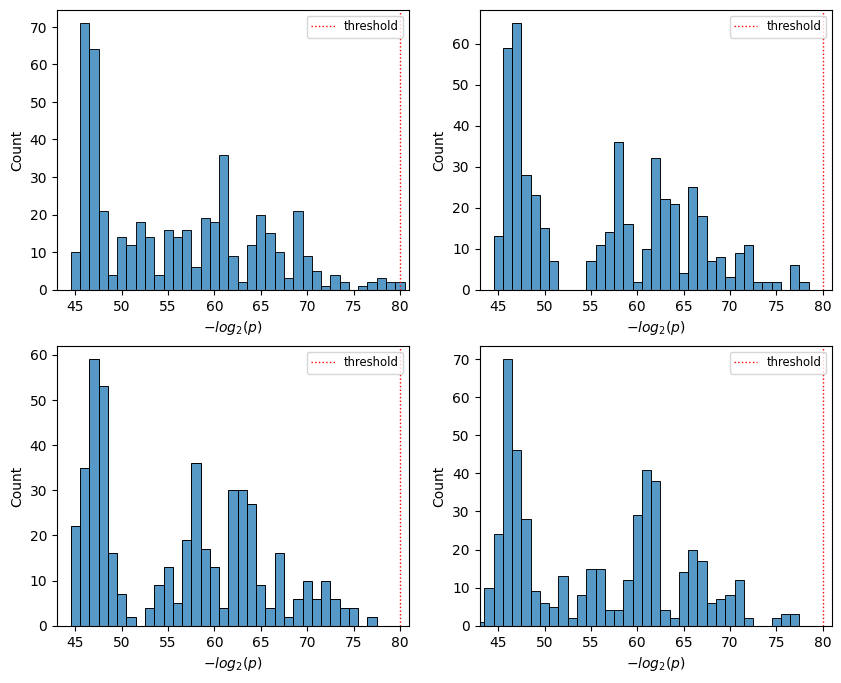
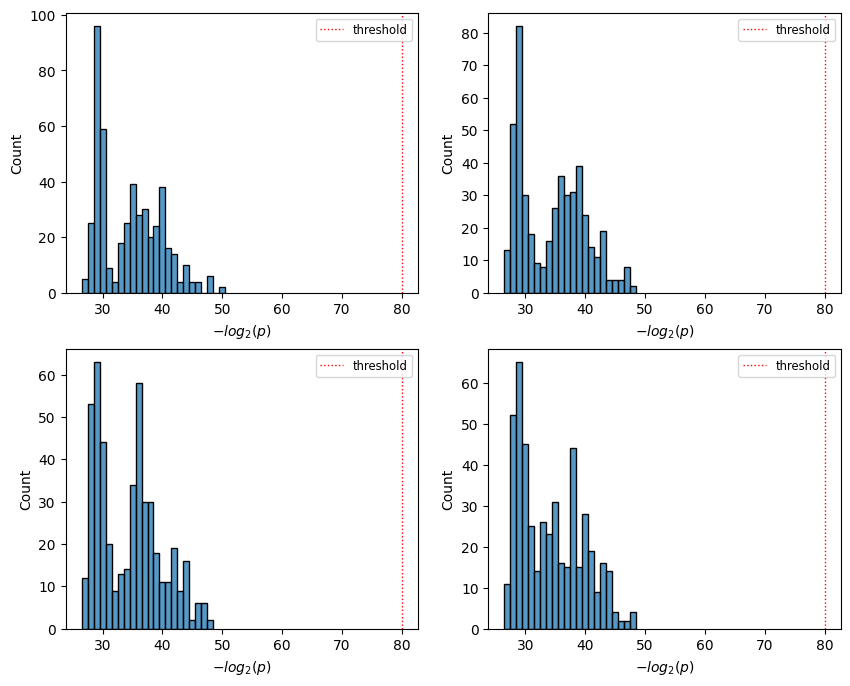
Unified diff of the notebook cell whose output changed from the first chart to the second:
--- before
+++ after
@@ -2,6 +2,5 @@
 axis = axis.flatten()
 for i, ax in enumerate(axis):
-    sns.histplot(data=forward_four_differentials, x=f"Round{i}", discrete=True, ax=axis[i])
-    ax.set_xlim(43, 81)
+    sns.histplot(data=forward_three_differentials, x=f"Round{i}", discrete=True, ax=axis[i])
     # ax.set_xticks(range(43, 56))
     ax.axvline(80, color='red', linestyle=':', linewidth=1, label='threshold')

Commit: Organized backward optimized